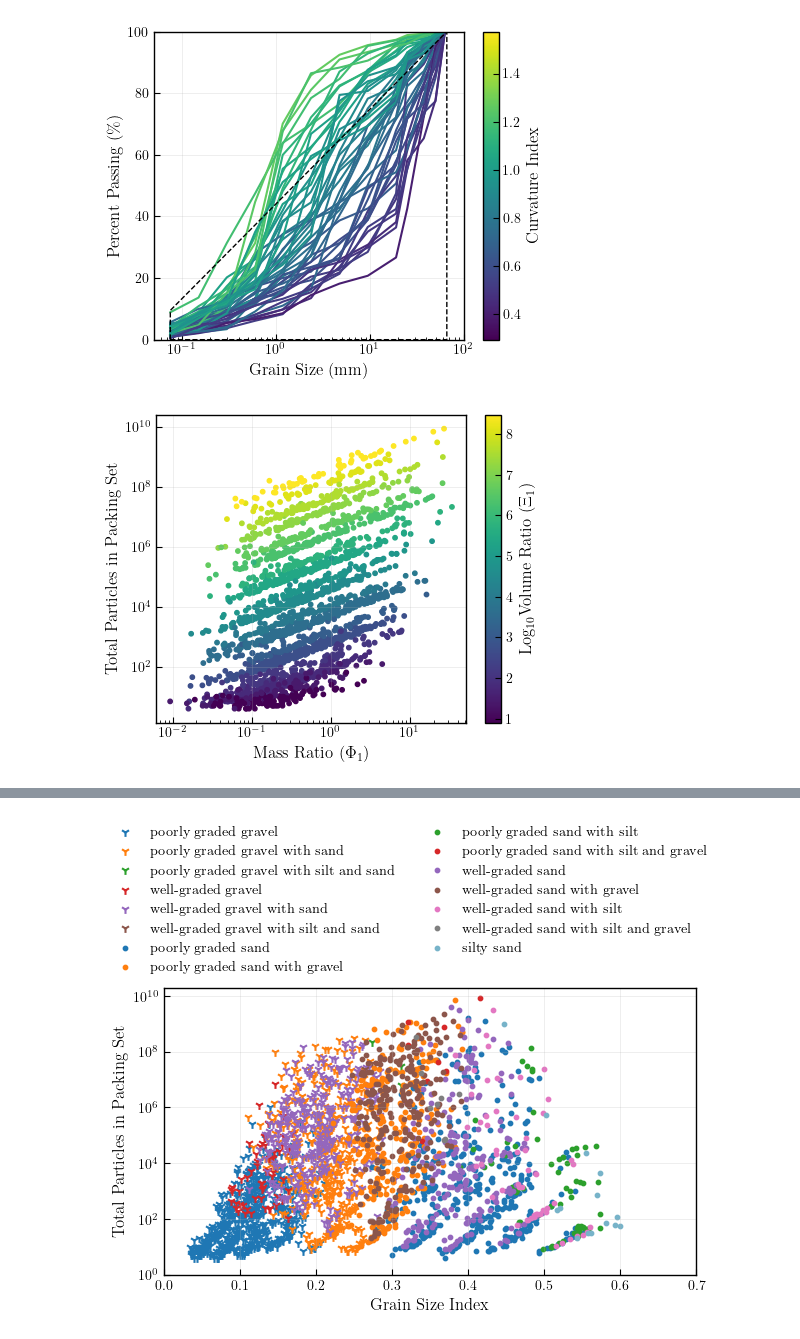
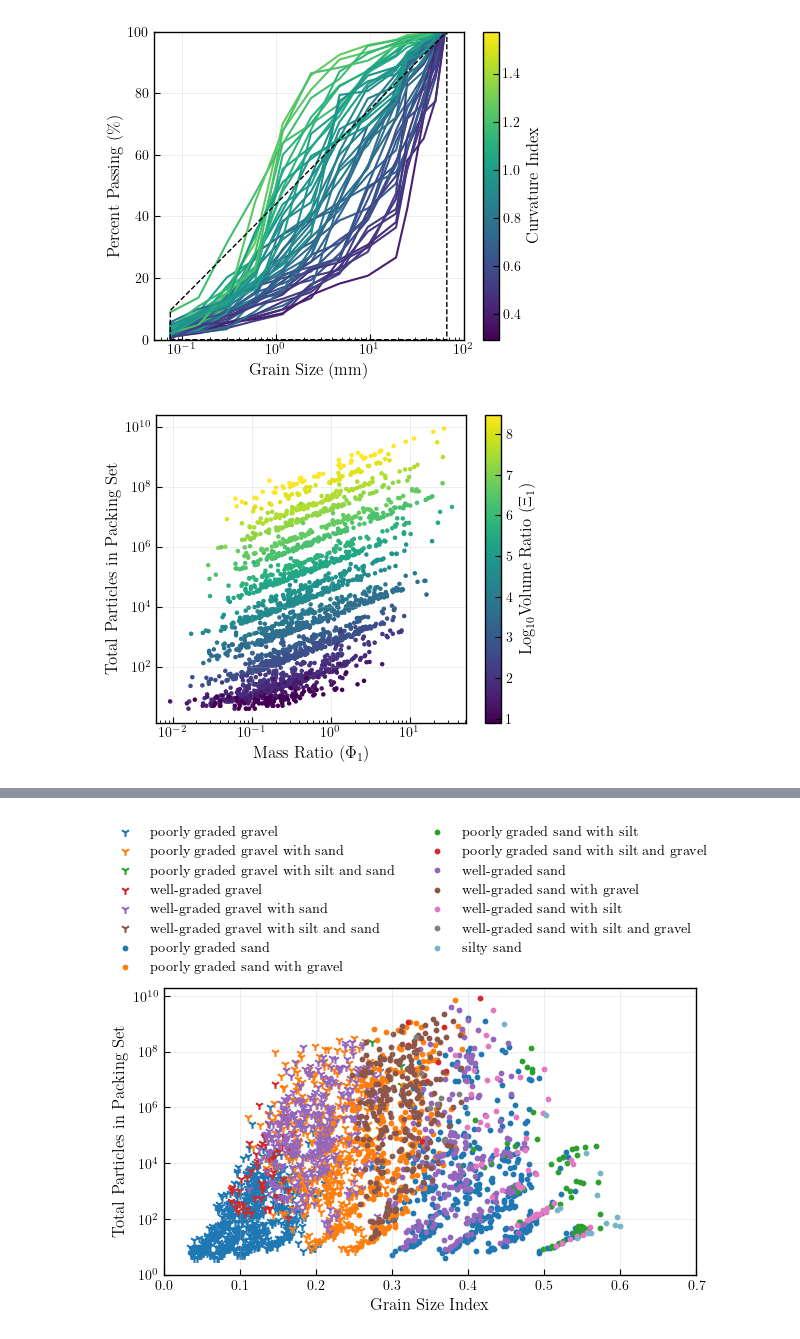
Before and after one commit to lornearnold/discrete_analytical_mech, a Jupyter notebook: mps_plots.ipynb, the cells around one changed output, grey strips where cells are left out. Drawn from its saved outputs; the diff is of its cells as text; code cells hidden in the pictures.

```diff
--- a/mps_plots.ipynb
+++ b/mps_plots.ipynb
@@ -536,30 +542,30 @@ Text(0, 0.5, 'Percent Passing (\\%)')
 [figure]
 # %%
 # c = q_ns, s = q_ns, cmap = "viridis"
-color_param = "vol_ratio"
+color_param = "vol_ratio"  # "curvature_index"
 x_param = "mass_ratio"  # "curvature_index"
 y_param = "total_particles"
 
 fig, ax = plt.subplots()
 ax.scatter(
     df[x_param],
     df[y_param],
-    c=np.log10(df[color_param]),
-    s=10,
+    c=np.log10(df[color_param]),  # df[color_param],  #
+    s=5 + 5*df["base_size"],
     cmap="viridis",
     alpha=1,
 )
 
 # ax.legend(title="cu", loc='upper left', bbox_to_anchor=(1, 1))
 colorbar = plt.colorbar(ax.collections[0], ax=ax)
 colorbar.set_label(r"Log$_{10}$Volume Ratio ($\Xi_1$)")
 
 ax.set_xlabel(r"Mass Ratio ($\Phi_1$)")
 ax.set_ylabel("Total Particles in Packing Set")
 ax.set_xscale("log")
 ax.set_yscale("log")
 # ax.grid(True, which="both", axis="both", alpha=0.25)
 # %% [output]
-[figure, old version]
+[figure, new version]
 # %%
 # c = q_ns, s = q_ns, cmap = "viridis"
```
Also changed, not shown: parts of 9 cells of this notebook, 12 other files.
